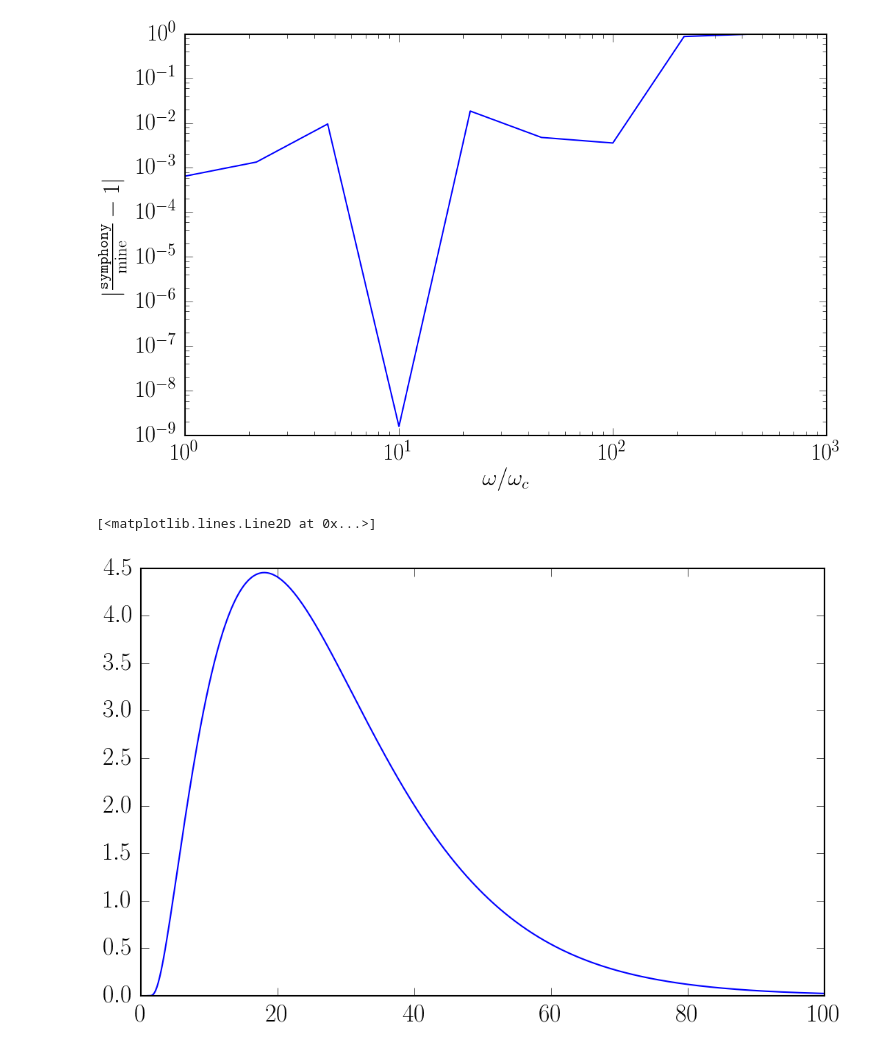
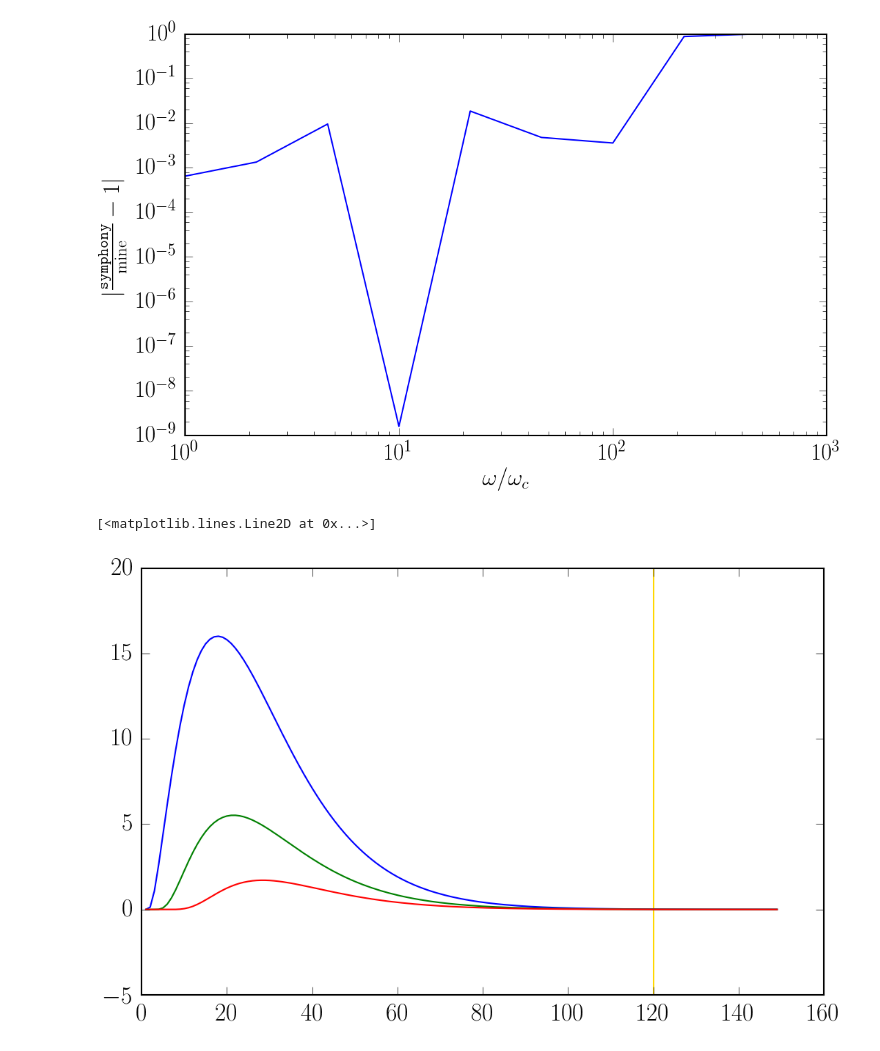
Before and after one commit to aapandy2/dielectric_tensor_tests, a Jupyter notebook: alpha_V_plot.ipynb, the cells around one changed output. Saved outputs shown, nothing was run; the diff lists cells and outputs as text; code cells hidden in the pictures.

```diff
--- a/alpha_V_plot.ipynb
+++ b/alpha_V_plot.ipynb
@@ -103,9 +103,27 @@ pl.ylabel('$|\\frac{\\tt{symphony}}{\\mathrm{mine}} - 1|$')
 [figure]
 <matplotlib.text.Text at 0x...>
 [figure]
-# %%
-data = np.loadtxt('gam_test.txt')
-pl.plot(data[:, 0], data[:, 1])
-# %% [output]
-[<matplotlib.lines.Line2D at 0x...>]
-[figure, removed]
+# %%
+data = np.loadtxt('C_files/output.txt')
+data2 = np.loadtxt('C_files/output2.txt')
+data3 = np.loadtxt('C_files/output3.txt')
+
+theta_e = 10.
+
+pl.axvline(theta_e**2. + 20., color='gold')
+
+x = data[:, 0]
+y = data[:, 1]
+
+x2 = data2[:, 0]
+y2 = data2[:, 1]
+
+x3 = data3[:, 0]
+y3 = data3[:, 1]
+
+pl.plot(x, y)
+pl.plot(x2, y2)
+pl.plot(x3, y3)
+# %% [output]
+[<matplotlib.lines.Line2D at 0x...>]
+[figure, added]
```
Also changed, not shown: parts of 1 cell of this notebook, 4 other files.
